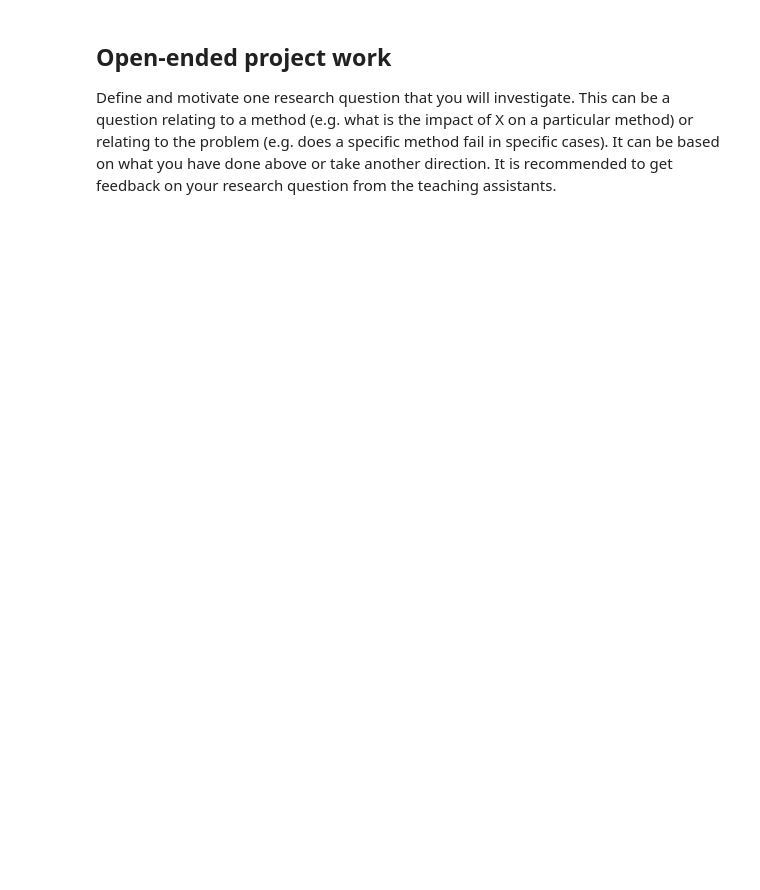
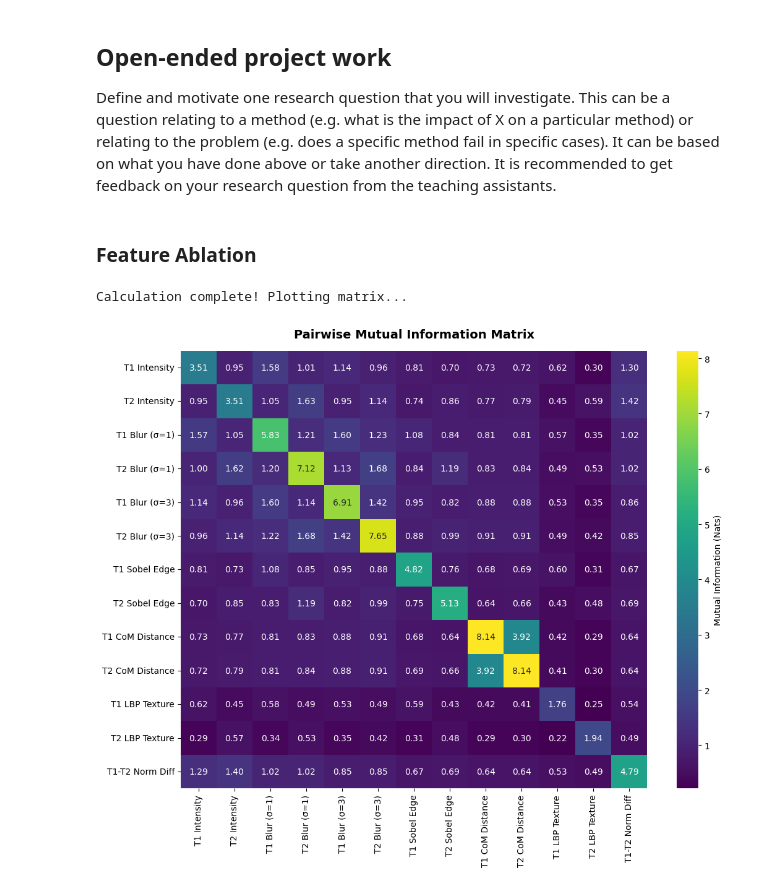
Before and after one commit to FrancescTUe/8BE030-MIA, a Jupyter notebook: reader/2.6_segmentation_project.ipynb, the cells around one changed output. Saved outputs shown, nothing was run; the diff lists cells and outputs as text; code cells hidden in the pictures; blank space fills up the shorter version.

Commit message:
feature ablation study

```diff
--- a/reader/2.6_segmentation_project.ipynb
+++ b/reader/2.6_segmentation_project.ipynb
@@ -1137,3 +1004,5 @@ AttributeError: 'NoneType' object has no attribute 'shape'
 
 Define and motivate one research question that you will investigate. This can be a question relating to a method (e.g. what is the impact of X on a particular method) or relating to the problem (e.g. does a specific method fail in specific cases). It can be based on what you have done above or take another direction.
 It is recommended to get feedback on your research question from the teaching assistants.
+# %% [markdown]
+### Feature Ablation
@@ -1139,0 +1119,47 @@ It is recommended to get feedback on your research question from the teaching as
+# %%
+from sklearn.feature_selection import mutual_info_regression
+import seaborn as sns
+
+feature_names = [
+    'T1 Intensity', 'T2 Intensity',
+    'T1 Blur (\u03c3=1)', 'T2 Blur (\u03c3=1)',
+    'T1 Blur (\u03c3=3)', 'T2 Blur (\u03c3=3)',
+    'T1 Sobel Edge', 'T2 Sobel Edge',
+    'T1 CoM Distance', 'T2 CoM Distance',
+    'T1 LBP Texture', 'T2 LBP Texture',
+    'T1-T2 Norm Diff'
+]
+
+np.random.seed(42)
+sample_size = 12000
+random_indices = np.random.choice(X_training.shape[0], size=sample_size, replace=False)
+X_sample = X_training[random_indices, :]
+
+num_features = X_sample.shape[1]
+mi_matrix = np.zeros((num_features, num_features))
+
+for i in range(num_features):
+    mi_matrix[:, i] = mutual_info_regression(X_sample, X_sample[:, i], random_state=42)
+
+print("Calculation complete! Plotting matrix...")
+
+# 4. Generate a publication-quality correlation-style heatmap
+fig, ax = plt.subplots(figsize=(11, 9))
+
+sns.heatmap(
+    mi_matrix,
+    annot=True,
+    fmt=".2f",
+    xticklabels=feature_names,
+    yticklabels=feature_names,
+    cmap='viridis',
+    cbar_kws={'label': 'Mutual Information (Nats)'},
+    ax=ax
+)
+
+ax.set_title("Pairwise Mutual Information Matrix", fontsize=14, fontweight='bold', pad=15)
+plt.tight_layout()
+plt.show()
+# %% [output]
+Calculation complete! Plotting matrix...
+[figure, added]
```
Also changed, not shown: parts of 26 cells of this notebook.
